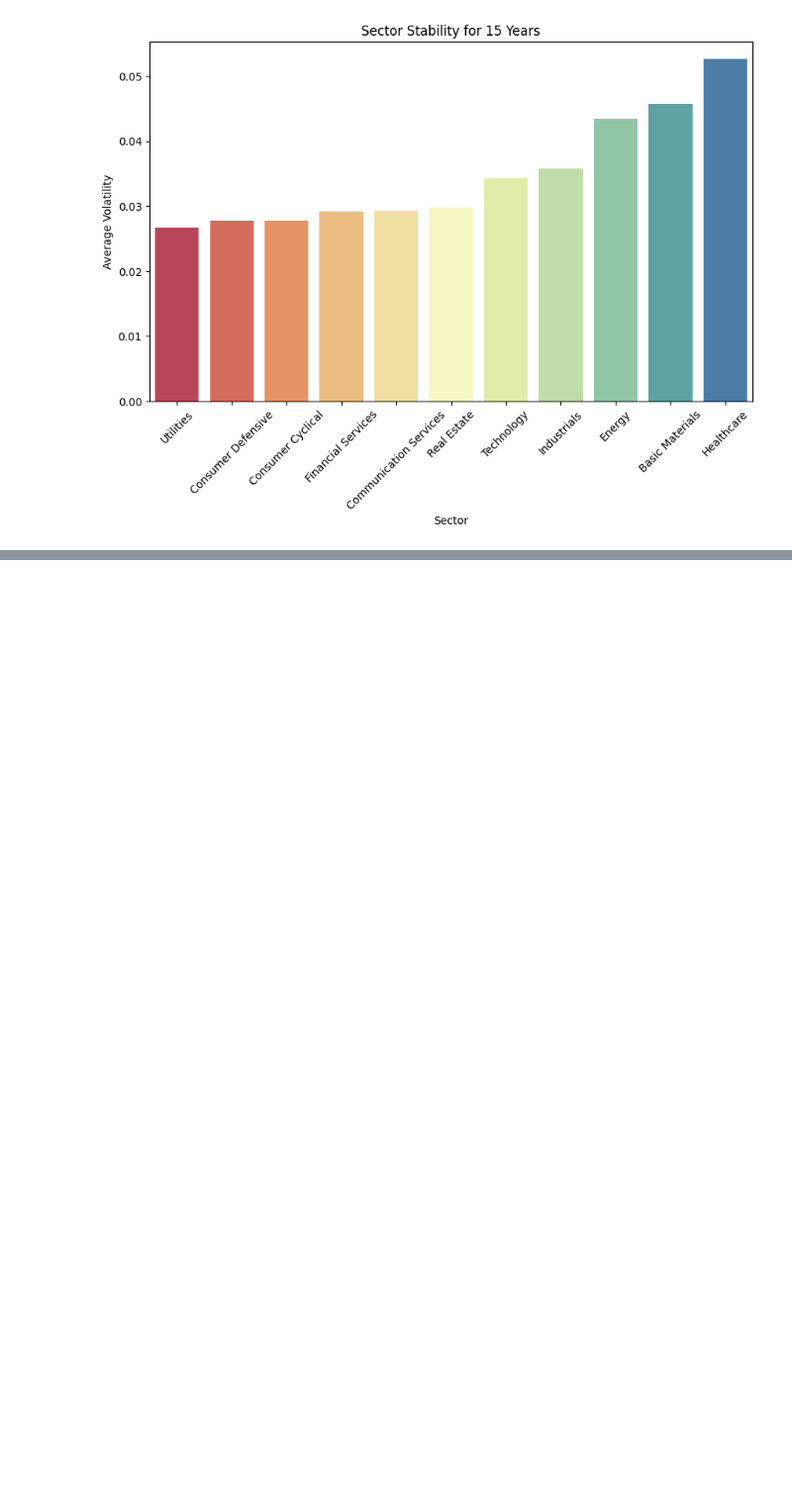
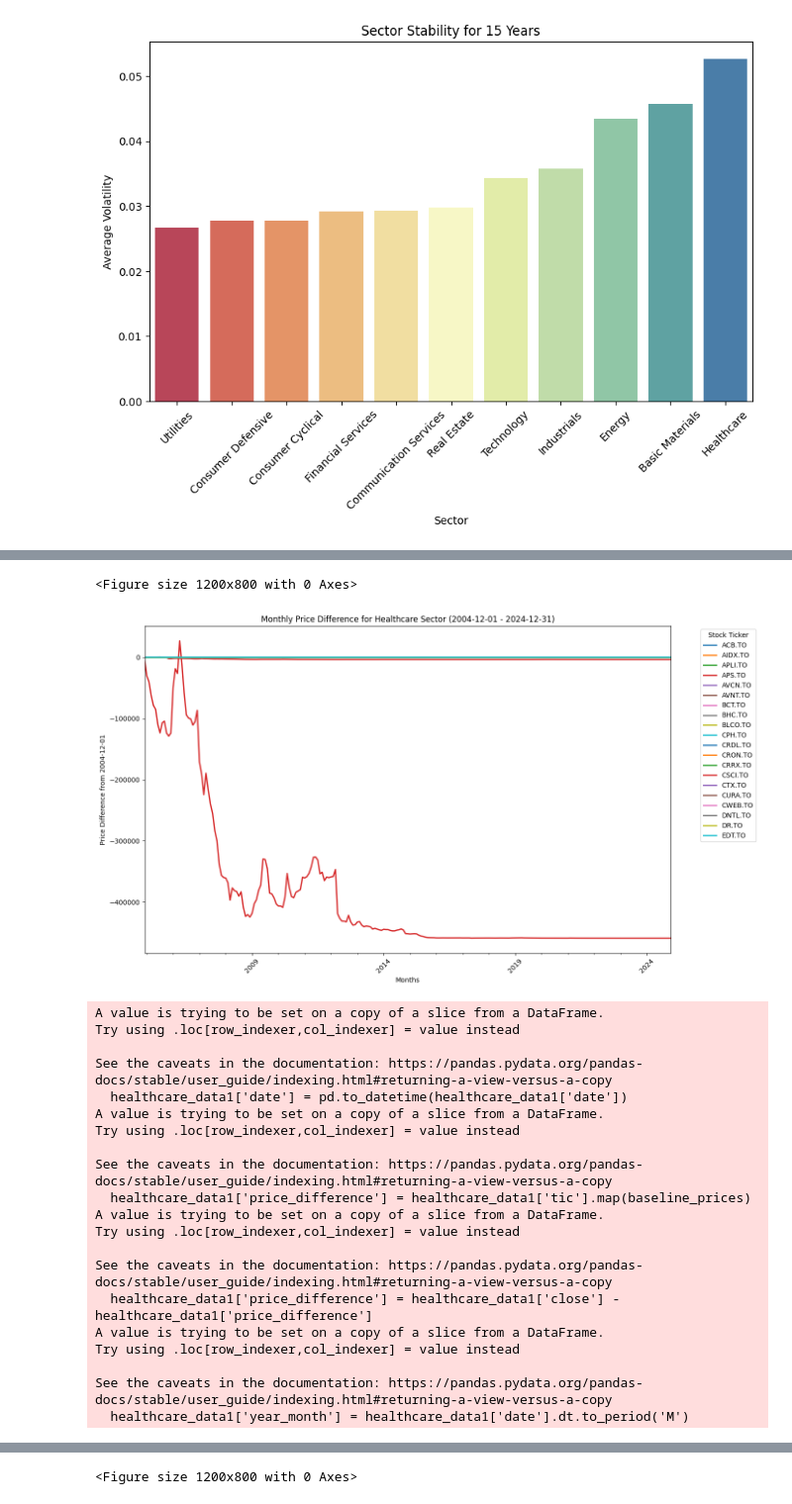
Before and after one commit to LCM-W25-3035/PortfolioAllocationRL, a Jupyter notebook: src/Analysis.ipynb, the cells around one changed output, grey strips where cells are left out. Shown: that part at 99% size. Drawn from its saved outputs; the diff is of its cells as text; code cells hidden in the pictures; blank space fills up the shorter version.

Commit message:
Data exploration+MasterSlide+Analysis

```diff
--- a/src/Analysis.ipynb
+++ b/src/Analysis.ipynb
@@ -79,3 +79,50 @@ Passing `palette` without assigning `hue` is deprecated and will be removed in v
 
   sns.barplot(x='sector', y='volatility', data=sector_data, palette='Spectral')
 [figure]
+# %%
+healthcare_data=data[(data['sector']=="Healthcare")] ###&(data['date'] >= '2004-12-01') & (data['date'] <= '2023-06-01')]
+healthcare_data.sort_values(by='date')
+def calculate_price(startdate,enddate):
+  # Get baseline prices for December 1, 2022
+     healthcare_data1=healthcare_data[(healthcare_data['date'] >= startdate) & (healthcare_data['date'] <= enddate)]
+
+     healthcare_data1['date'] = pd.to_datetime(healthcare_data1['date'])
+     baseline_prices = (
+         healthcare_data1[healthcare_data1['date'] == startdate]
+         .groupby('tic')['close']
+         .first()
+         .to_dict()
+         )
+     print(healthcare_data1.head())
+     # Calculate price difference from baseline
+     healthcare_data1['price_difference'] = healthcare_data1['tic'].map(baseline_prices)
+     healthcare_data1['price_difference'] = healthcare_data1['close'] - healthcare_data1['price_difference']
+
+    # Extract year and month for grouping
+     healthcare_data1['year_month'] = healthcare_data1['date'].dt.to_period('M')
+
+    # Aggregate by month for each stock
+     monthly_diff = healthcare_data1.groupby(['year_month', 'tic'])['price_difference'].mean().reset_index()
+
+    # Pivot data for line plot
+     pivot_data = monthly_diff.pivot(index='year_month', columns='tic', values='price_difference')
+
+    # Ensure numeric data and handle missing values
+     pivot_data = pivot_data.apply(pd.to_numeric, errors='coerce').fillna(0)
+
+    # Debugging: Check the structure of pivot_data
+     print(pivot_data.head())
+     # Plot the line graph
+     plt.figure(figsize=(12, 8))
+     pivot_data.plot(kind='line', figsize=(14, 8), linewidth=2)
+     plt.title('Monthly Price Difference for Healthcare Sector ('+startdate+' - '+enddate+')')
+     plt.xlabel('Months')
+     plt.ylabel('Price Difference from '+startdate)
+     plt.xticks(rotation=45)
+     plt.legend(title='Stock Ticker', bbox_to_anchor=(1.05, 1), loc='upper left')
+     plt.tight_layout()
+     plt.show()
+
+calculate_price('2004-12-01','2024-12-31')
+calculate_price('2022-12-01','2024-06-01')
+# %% [output]
@@ -81,0 +166,22 @@ Passing `palette` without assigning `hue` is deprecated and will be removed in v
+<Figure size 1200x800 with 0 Axes>
+[figure, added]
+A value is trying to be set on a copy of a slice from a DataFrame.
+Try using .loc[row_indexer,col_indexer] = value instead
+
+See the caveats in the documentation: https://pandas.pydata.org/pandas-docs/stable/user_guide/indexing.html#returning-a-view-versus-a-copy
+  healthcare_data1['date'] = pd.to_datetime(healthcare_data1['date'])
+A value is trying to be set on a copy of a slice from a DataFrame.
+Try using .loc[row_indexer,col_indexer] = value instead
+
+See the caveats in the documentation: https://pandas.pydata.org/pandas-docs/stable/user_guide/indexing.html#returning-a-view-versus-a-copy
+  healthcare_data1['price_difference'] = healthcare_data1['tic'].map(baseline_prices)
+A value is trying to be set on a copy of a slice from a DataFrame.
+Try using .loc[row_indexer,col_indexer] = value instead
+
+See the caveats in the documentation: https://pandas.pydata.org/pandas-docs/stable/user_guide/indexing.html#returning-a-view-versus-a-copy
+  healthcare_data1['price_difference'] = healthcare_data1['close'] - healthcare_data1['price_difference']
+A value is trying to be set on a copy of a slice from a DataFrame.
+Try using .loc[row_indexer,col_indexer] = value instead
+
+See the caveats in the documentation: https://pandas.pydata.org/pandas-docs/stable/user_guide/indexing.html#returning-a-view-versus-a-copy
+  healthcare_data1['year_month'] = healthcare_data1['date'].dt.to_period('M')
@@ -81,0 +205 @@ Passing `palette` without assigning `hue` is deprecated and will be removed in v
+<Figure size 1200x800 with 0 Axes>
```
Also changed, not shown: parts of 1 cell of this notebook, 2 other files.
